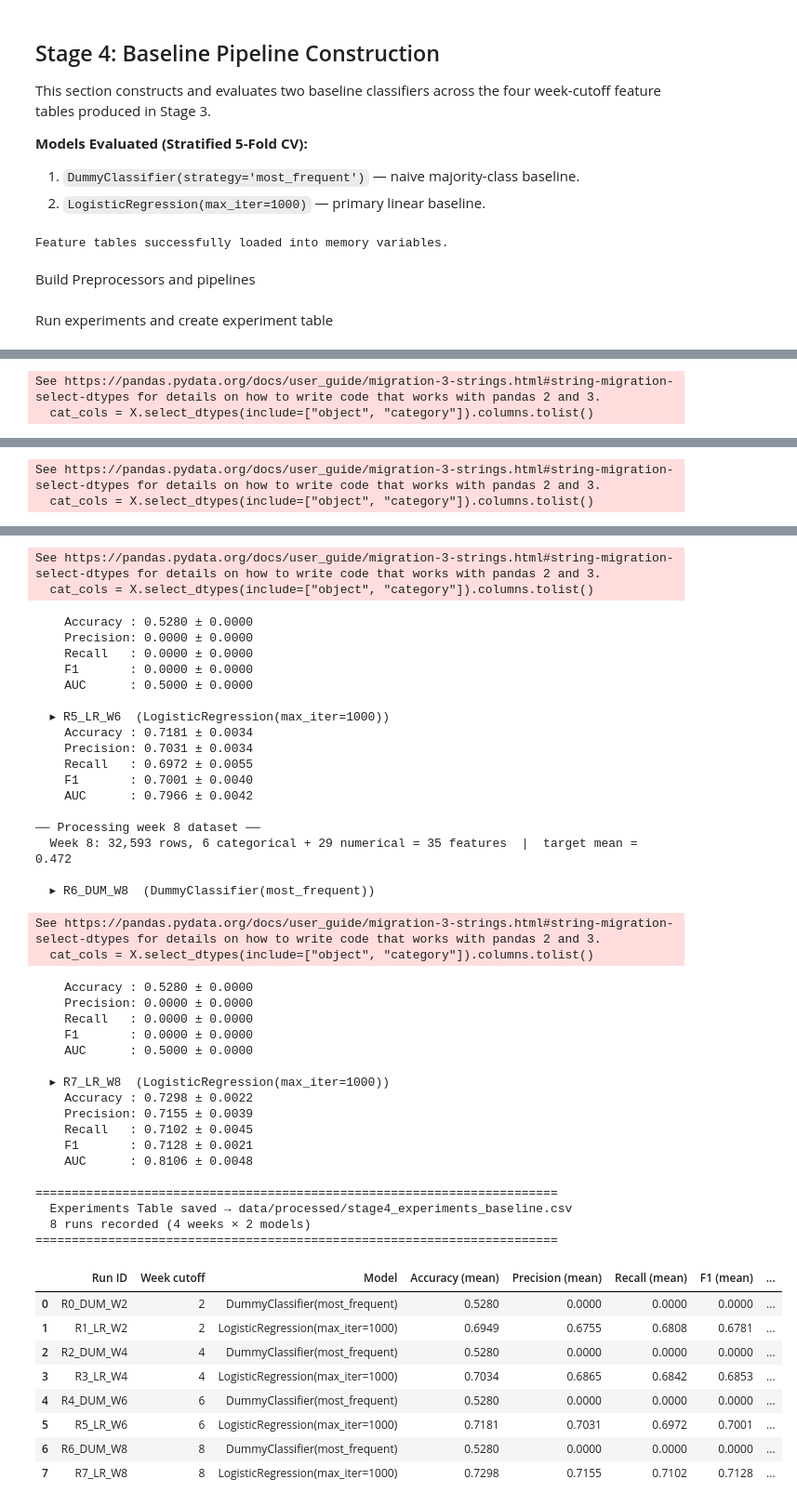
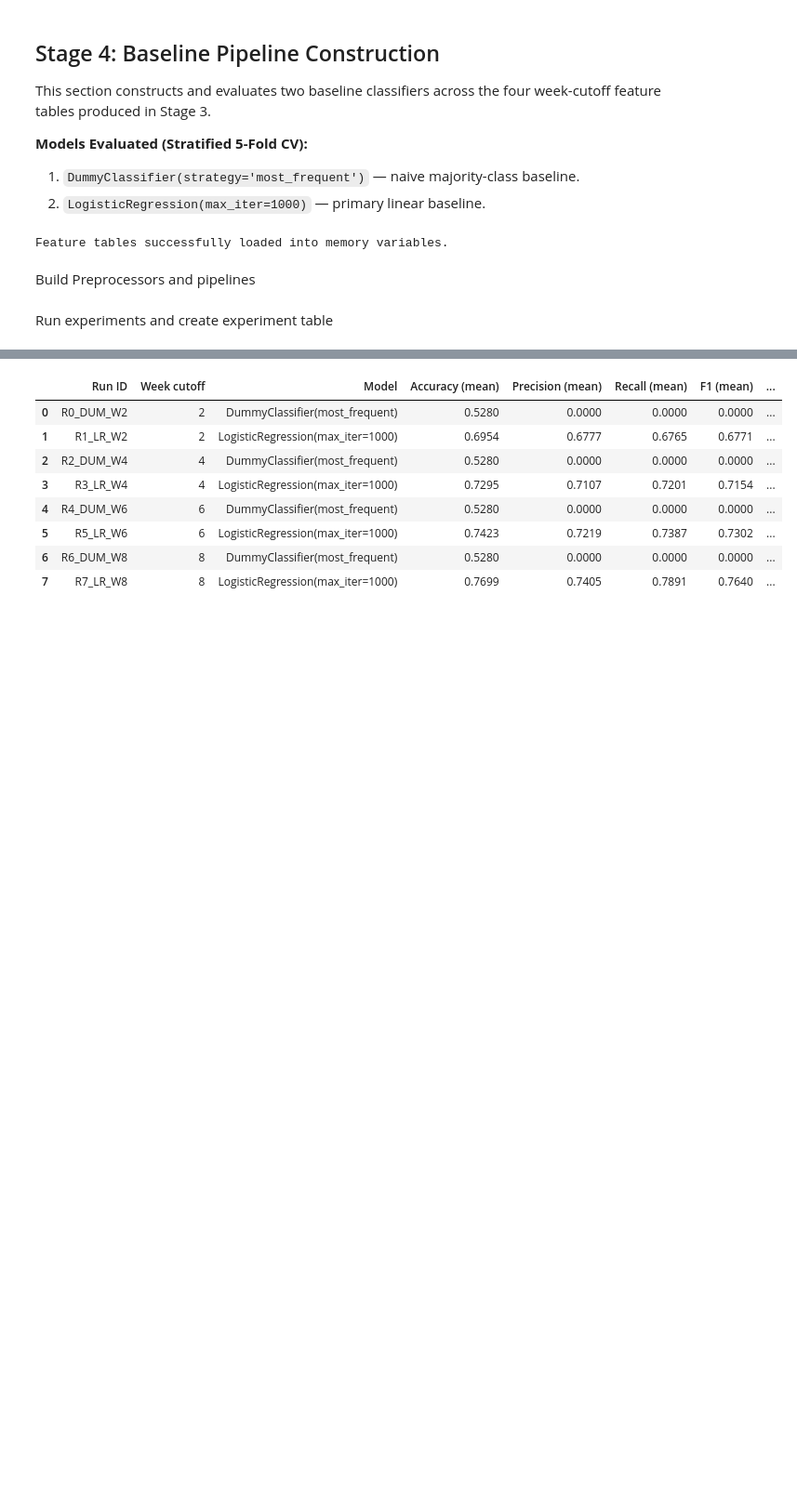
Before and after one commit to alsfine/Group-1-ML-Project-2026, a Jupyter notebook: project.ipynb, the cells around one changed output, grey strips where cells are left out. Shown at 93% size. Drawn from its saved outputs; the diff is of its cells as text; code cells hidden in the pictures; blank space fills up the shorter version.

```diff
--- a/project.ipynb
+++ b/project.ipynb
@@ -1043,6 +1043,9 @@ from sklearn.linear_model import LogisticRegression
 from sklearn.model_selection import StratifiedKFold, cross_validate
 from sklearn.pipeline import Pipeline
 from sklearn.preprocessing import OneHotEncoder, StandardScaler
+from sklearn.metrics import make_scorer, accuracy_score, precision_score, recall_score, f1_score
+from sklearn.preprocessing import OrdinalEncoder
+
 
 warnings.filterwarnings("ignore", category=FutureWarning)
 
@@ -1063,13 +1066,14 @@ COLS_TO_DROP = [
     "feature_set",         # Metadata tag
 ]
 
-# Scoring metrics for cross_validate
+
+# Scoring metrics for cross_validate (Updated to handle zero_division)
 SCORING = {
-    "accuracy":  "accuracy",
-    "precision": "precision",
-    "recall":    "recall",
-    "f1":        "f1",
-    "auc":       "roc_auc",
+    "accuracy": make_scorer(accuracy_score),
+    "precision": make_scorer(precision_score, zero_division=0),
+    "recall": make_scorer(recall_score, zero_division=0),
+    "f1": make_scorer(f1_score, zero_division=0),
+    "auc": "roc_auc"
 }
 
 # Load the tables into memory variables to avoid repeated disk reads
@@ -1201,9 +1207,9 @@ def run_all_experiments(tables_dict: dict) -> pd.DataFrame:
 
         # Pull dataframe from dictionary variable
         df_week = tables_dict[week]
+        X, y, nominal_cols, ordinal_cols, num_cols = load_and_clean(df_week, week)
+        pipelines = build_pipelines(nominal_cols, ordinal_cols, num_cols)
 
-        X, y, cat_cols, num_cols = load_and_clean(df_week, week)
-        pipelines = build_pipelines(cat_cols, num_cols)
 
         for model_tag, pipe in pipelines.items():
             run_id = f"R{run_counter}_{model_tag}_W{week}"
@@ -1277,2 +1291,0 @@ display(experiments_df[display_cols])
-See https://pandas.pydata.org/docs/user_guide/migration-3-strings.html#string-migration-select-dtypes for details on how to write code that works with pandas 2 and 3.
-  cat_cols = X.select_dtypes(include=["object", "category"]).columns.tolist()
@@ -1296,2 +1291,0 @@ See https://pandas.pydata.org/docs/user_guide/migration-3-strings.html#string-mi
-See https://pandas.pydata.org/docs/user_guide/migration-3-strings.html#string-migration-select-dtypes for details on how to write code that works with pandas 2 and 3.
-  cat_cols = X.select_dtypes(include=["object", "category"]).columns.tolist()
@@ -1315,47 +1292,9 @@ See https://pandas.pydata.org/docs/user_guide/migration-3-strings.html#string-mi
-See https://pandas.pydata.org/docs/user_guide/migration-3-strings.html#string-migration-select-dtypes for details on how to write code that works with pandas 2 and 3.
-  cat_cols = X.select_dtypes(include=["object", "category"]).columns.tolist()
-    Accuracy : 0.5280 ± 0.0000
-    Precision: 0.0000 ± 0.0000
-    Recall   : 0.0000 ± 0.0000
-    F1       : 0.0000 ± 0.0000
-    AUC      : 0.5000 ± 0.0000
-
-  ▸ R5_LR_W6  (LogisticRegression(max_iter=1000))
-    Accuracy : 0.7181 ± 0.0034
-    Precision: 0.7031 ± 0.0034
-    Recall   : 0.6972 ± 0.0055
-    F1       : 0.7001 ± 0.0040
-    AUC      : 0.7966 ± 0.0042
-
-── Processing week 8 dataset ──
-  Week 8: 32,593 rows, 6 categorical + 29 numerical = 35 features  |  target mean = 0.472
-
-  ▸ R6_DUM_W8  (DummyClassifier(most_frequent))
-See https://pandas.pydata.org/docs/user_guide/migration-3-strings.html#string-migration-select-dtypes for details on how to write code that works with pandas 2 and 3.
-  cat_cols = X.select_dtypes(include=["object", "category"]).columns.tolist()
-    Accuracy : 0.5280 ± 0.0000
-    Precision: 0.0000 ± 0.0000
-    Recall   : 0.0000 ± 0.0000
-    F1       : 0.0000 ± 0.0000
-    AUC      : 0.5000 ± 0.0000
-
-  ▸ R7_LR_W8  (LogisticRegression(max_iter=1000))
-    Accuracy : 0.7298 ± 0.0022
-    Precision: 0.7155 ± 0.0039
-    Recall   : 0.7102 ± 0.0045
-    F1       : 0.7128 ± 0.0021
-    AUC      : 0.8106 ± 0.0048
-
-========================================================================
-  Experiments Table saved → data/processed/stage4_experiments_baseline.csv
-  8 runs recorded (4 weeks × 2 models)
-========================================================================
 |  | Run ID | Week cutoff | Model | Accuracy (mean) | Precision (mean) | Recall (mean) | F1 (mean) | ... |
 | 0 | R0_DUM_W2 | 2 | DummyClassifier(most_frequent) | 0.5280 | 0.0000 | 0.0000 | 0.0000 | ... |
-| 1 | R1_LR_W2 | 2 | LogisticRegression(max_iter=1000) | 0.6949 | 0.6755 | 0.6808 | 0.6781 | ... |
+| 1 | R1_LR_W2 | 2 | LogisticRegression(max_iter=1000) | 0.6954 | 0.6777 | 0.6765 | 0.6771 | ... |
 | 2 | R2_DUM_W4 | 4 | DummyClassifier(most_frequent) | 0.5280 | 0.0000 | 0.0000 | 0.0000 | ... |
-| 3 | R3_LR_W4 | 4 | LogisticRegression(max_iter=1000) | 0.7034 | 0.6865 | 0.6842 | 0.6853 | ... |
+| 3 | R3_LR_W4 | 4 | LogisticRegression(max_iter=1000) | 0.7295 | 0.7107 | 0.7201 | 0.7154 | ... |
 | 4 | R4_DUM_W6 | 6 | DummyClassifier(most_frequent) | 0.5280 | 0.0000 | 0.0000 | 0.0000 | ... |
-| 5 | R5_LR_W6 | 6 | LogisticRegression(max_iter=1000) | 0.7181 | 0.7031 | 0.6972 | 0.7001 | ... |
+| 5 | R5_LR_W6 | 6 | LogisticRegression(max_iter=1000) | 0.7423 | 0.7219 | 0.7387 | 0.7302 | ... |
 | 6 | R6_DUM_W8 | 8 | DummyClassifier(most_frequent) | 0.5280 | 0.0000 | 0.0000 | 0.0000 | ... |
-| 7 | R7_LR_W8 | 8 | LogisticRegression(max_iter=1000) | 0.7298 | 0.7155 | 0.7102 | 0.7128 | ... |
+| 7 | R7_LR_W8 | 8 | LogisticRegression(max_iter=1000) | 0.7699 | 0.7405 | 0.7891 | 0.7640 | ... |
```
Also changed, not shown: parts of 3 cells of this notebook.
